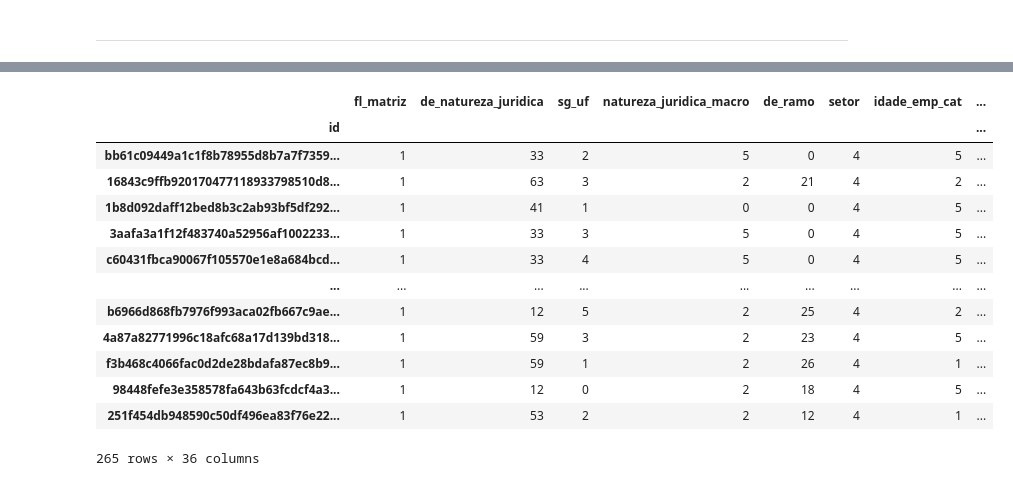
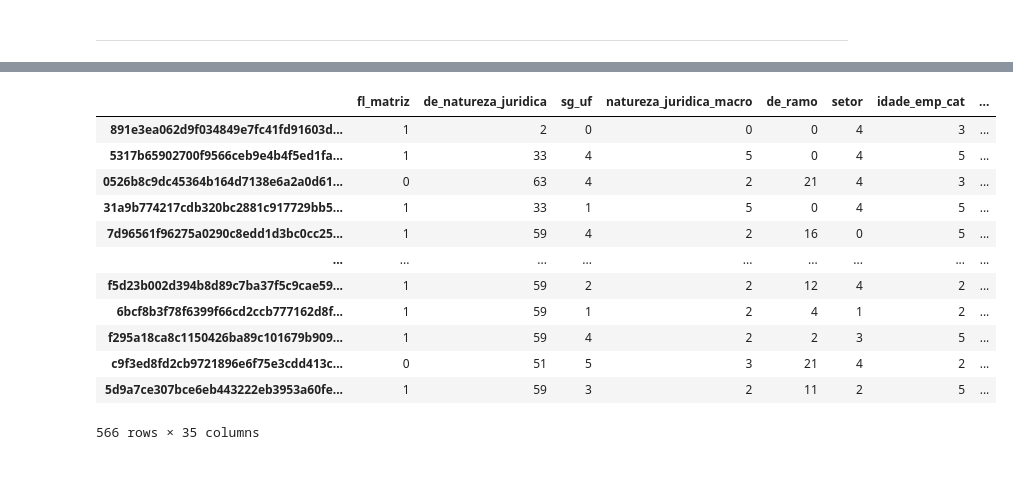
Before and after one commit to LucasDatilioCarderelli/Codenation, a Jupyter notebook: Projeto_Final/PrjF_Modeling.ipynb, the cells around one changed output, grey strips where cells are left out. Cells and saved outputs as stored; diff of their text form; code cells hidden in the pictures.

```diff
--- a/Projeto_Final/PrjF_Modeling.ipynb
+++ b/Projeto_Final/PrjF_Modeling.ipynb
@@ -80,0 +156,3 @@ port1 = port1[["id"]]
+# %%
+ports = pd.concat([port1, port2, port3])
+ports.index
@@ -126,7 +210,7 @@ recomendados_port1
 # %%
 %%time
 distances, indices = nn.kneighbors(port2)
-recomendados_port2 = pd.DataFrame([X.iloc[indices[row,col]] for row in range(indices.shape[0]) for col in range(indices.shape[1])])
+port2_leads = pd.DataFrame([X.iloc[indices[row,col]] for row in range(indices.shape[0]) for col in range(indices.shape[1])])
 distances, indices = nn.kneighbors(port3)
-recomendados_port3 = pd.DataFrame([X.iloc[indices[row,col]] for row in range(indices.shape[0]) for col in range(indices.shape[1])])
+port3_leads = pd.DataFrame([X.iloc[indices[row,col]] for row in range(indices.shape[0]) for col in range(indices.shape[1])])
 # %% [output]
@@ -167,17 +219,16 @@ recomendados_port3
-# %%
-port3
-# %% [output]
-|  | fl_matriz | de_natureza_juridica | sg_uf | natureza_juridica_macro | de_ramo | setor | idade_emp_cat | ... |
-| id |  |  |  |  |  |  |  | ... |
-| bb61c09449a1c1f8b78955d8b7a7f7359... | 1 | 33 | 2 | 5 | 0 | 4 | 5 | ... |
-| 16843c9ffb920170477118933798510d8... | 1 | 63 | 3 | 2 | 21 | 4 | 2 | ... |
-| 1b8d092daff12bed8b3c2ab93bf5df292... | 1 | 41 | 1 | 0 | 0 | 4 | 5 | ... |
-| 3aafa3a1f12f483740a52956af1002233... | 1 | 33 | 3 | 5 | 0 | 4 | 5 | ... |
-| c60431fbca90067f105570e1e8a684bcd... | 1 | 33 | 4 | 5 | 0 | 4 | 5 | ... |
-| ... | ... | ... | ... | ... | ... | ... | ... | ... |
-| b6966d868fb7976f993aca02fb667c9ae... | 1 | 12 | 5 | 2 | 25 | 4 | 2 | ... |
-| 4a87a82771996c18afc68a17d139bd318... | 1 | 59 | 3 | 2 | 23 | 4 | 5 | ... |
-| f3b468c4066fac0d2de28bdafa87ec8b9... | 1 | 59 | 1 | 2 | 26 | 4 | 1 | ... |
-| 98448fefe3e358578fa643b63fcdcf4a3... | 1 | 12 | 0 | 2 | 18 | 4 | 5 | ... |
-| 251f454db948590c50df496ea83f76e22... | 1 | 53 | 2 | 2 | 12 | 4 | 1 | ... |
-265 rows × 36 columns
+# %%
+port2_leads
+# %% [output]
+|  | fl_matriz | de_natureza_juridica | sg_uf | natureza_juridica_macro | de_ramo | setor | idade_emp_cat | ... |
+| 891e3ea062d9f034849e7fc41fd91603d... | 1 | 2 | 0 | 0 | 0 | 4 | 3 | ... |
+| 5317b65902700f9566ceb9e4b4f5ed1fa... | 1 | 33 | 4 | 5 | 0 | 4 | 5 | ... |
+| 0526b8c9dc45364b164d7138e6a2a0d61... | 0 | 63 | 4 | 2 | 21 | 4 | 3 | ... |
+| 31a9b774217cdb320bc2881c917729bb5... | 1 | 33 | 1 | 5 | 0 | 4 | 5 | ... |
+| 7d96561f96275a0290c8edd1d3bc0cc25... | 1 | 59 | 4 | 2 | 16 | 0 | 5 | ... |
+| ... | ... | ... | ... | ... | ... | ... | ... | ... |
+| f5d23b002d394b8d89c7ba37f5c9cae59... | 1 | 59 | 2 | 2 | 12 | 4 | 2 | ... |
+| 6bcf8b3f78f6399f66cd2ccb777162d8f... | 1 | 59 | 1 | 2 | 4 | 1 | 2 | ... |
+| f295a18ca8c1150426ba89c101679b909... | 1 | 59 | 4 | 2 | 2 | 3 | 5 | ... |
+| c9f3ed8fd2cb9721896e6f75e3cdd413c... | 0 | 51 | 5 | 3 | 21 | 4 | 2 | ... |
+| 5d9a7ce307bce6eb443222eb3953a60fe... | 1 | 59 | 3 | 2 | 11 | 2 | 5 | ... |
+566 rows × 35 columns
```
Also changed, not shown: parts of 36 cells of this notebook.
